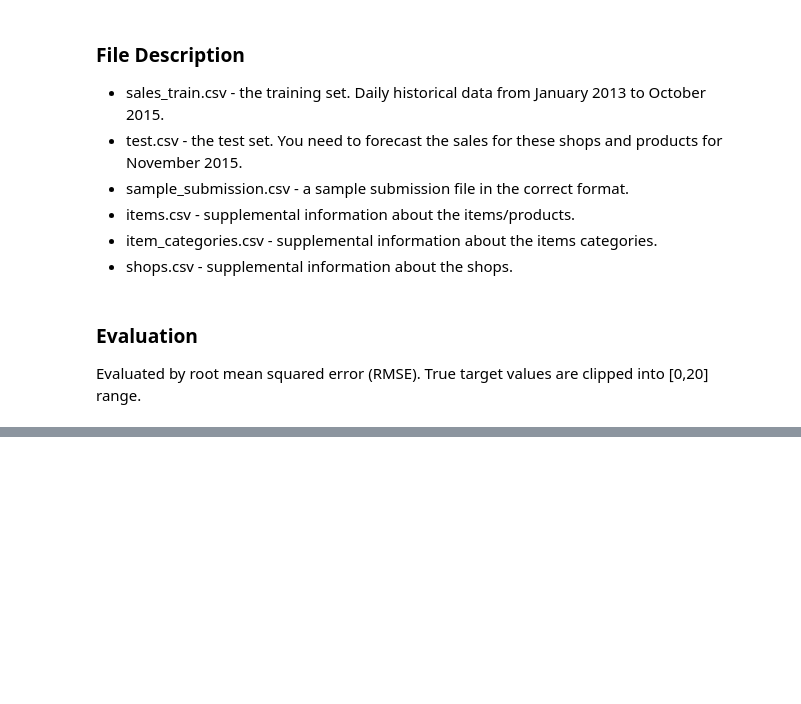
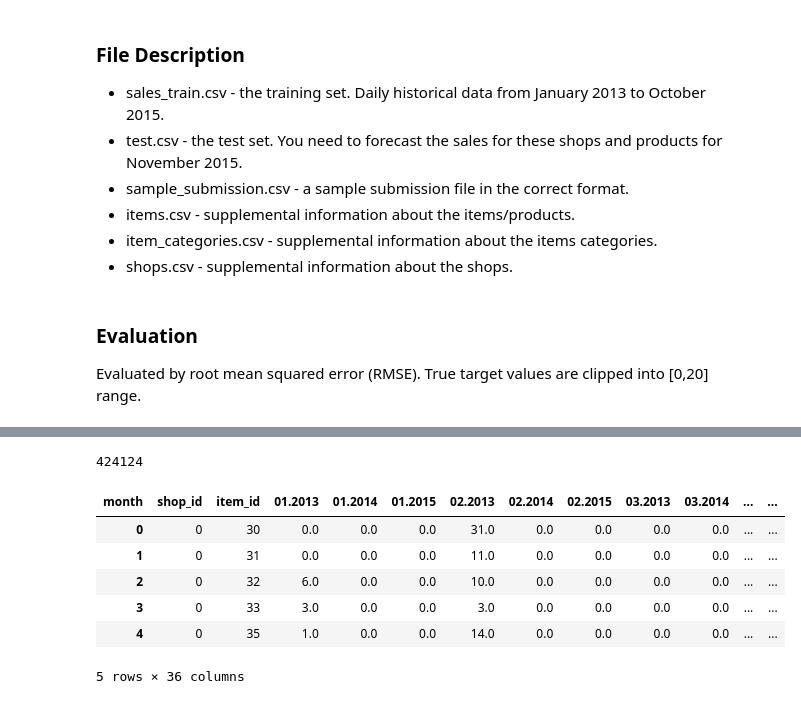
Before and after one commit to kkchuchu/kkchuchu.mushroom, a Jupyter notebook: kaggle/predict_future_sales/Predict Future Sales.ipynb, the cells around one changed output, grey strips where cells are left out. Cells and saved outputs as stored; diff of their text form; code cells hidden in the pictures; blank space fills up the shorter version.

```diff
--- a/kaggle/predict_future_sales/Predict Future Sales.ipynb
+++ b/kaggle/predict_future_sales/Predict Future Sales.ipynb
@@ -313,0 +171,10 @@ dtype: int64
+# %%
+# add item_cnt_month
+item_cnt_month = train.groupby(['shop_id', 'item_id', 'month'])['item_cnt_day'].sum().to_frame(name=
+                                                                                               'item_cnt_month'
+                                                                                              )
+item_cnt_month = item_cnt_month.reset_index()
+tmp = train.merge(item_cnt_month, how="left", on = ["shop_id", "item_id", "month"])
+train_month = tmp
+len(train_month)
+train_month.head()
@@ -313,0 +189,15 @@ dtype: int64
+# %%
+# pivot to p_series
+p_series = train_month.pivot_table(index=['shop_id','item_id'], columns='month', values='item_cnt_month').fillna(0.0)
+p_series = p_series.reset_index()
+len(p_series)
+p_series.head()
+# %% [output]
+424124
+| month | shop_id | item_id | 01.2013 | 01.2014 | 01.2015 | 02.2013 | 02.2014 | 02.2015 | 03.2013 | 03.2014 | ... | ... |
+| 0 | 0 | 30 | 0.0 | 0.0 | 0.0 | 31.0 | 0.0 | 0.0 | 0.0 | 0.0 | ... | ... |
+| 1 | 0 | 31 | 0.0 | 0.0 | 0.0 | 11.0 | 0.0 | 0.0 | 0.0 | 0.0 | ... | ... |
+| 2 | 0 | 32 | 6.0 | 0.0 | 0.0 | 10.0 | 0.0 | 0.0 | 0.0 | 0.0 | ... | ... |
+| 3 | 0 | 33 | 3.0 | 0.0 | 0.0 | 3.0 | 0.0 | 0.0 | 0.0 | 0.0 | ... | ... |
+| 4 | 0 | 35 | 1.0 | 0.0 | 0.0 | 14.0 | 0.0 | 0.0 | 0.0 | 0.0 | ... | ... |
+5 rows × 36 columns
```
Also changed, not shown: parts of 51 cells of this notebook, 1 other file.
